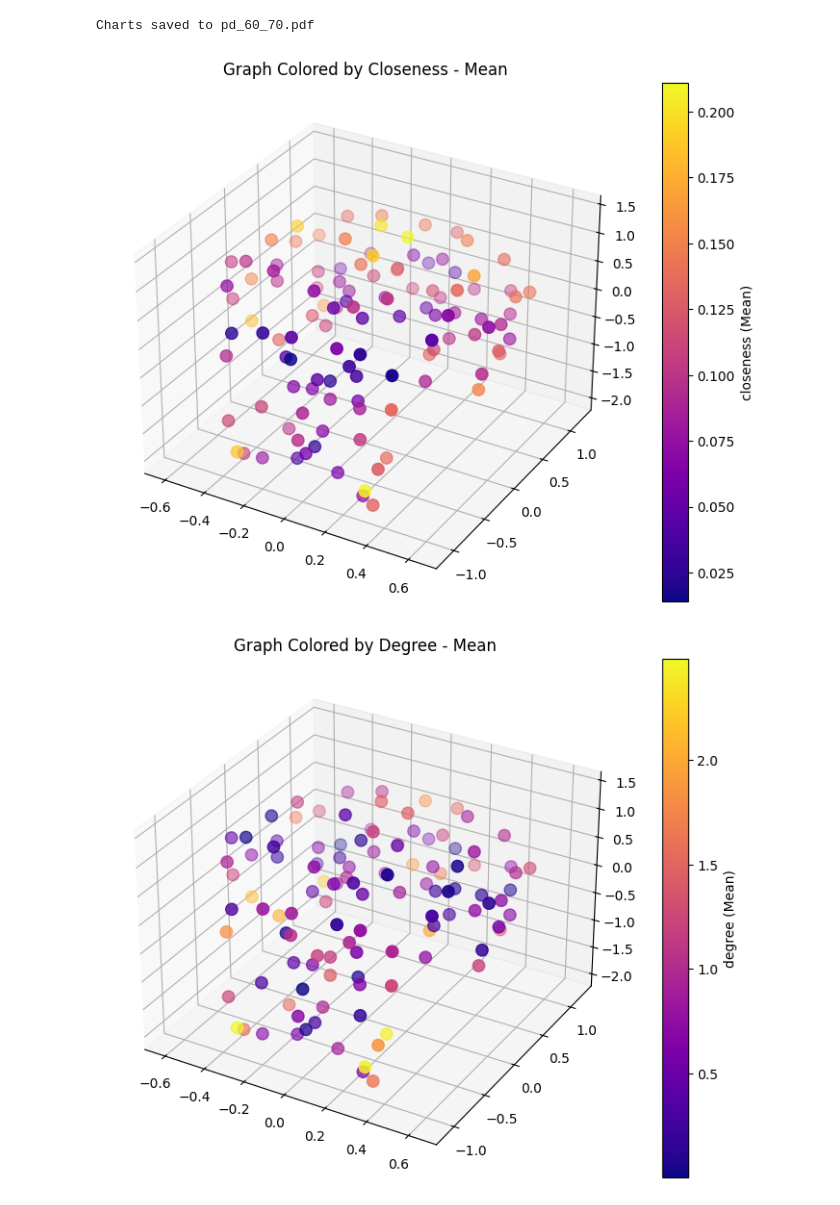
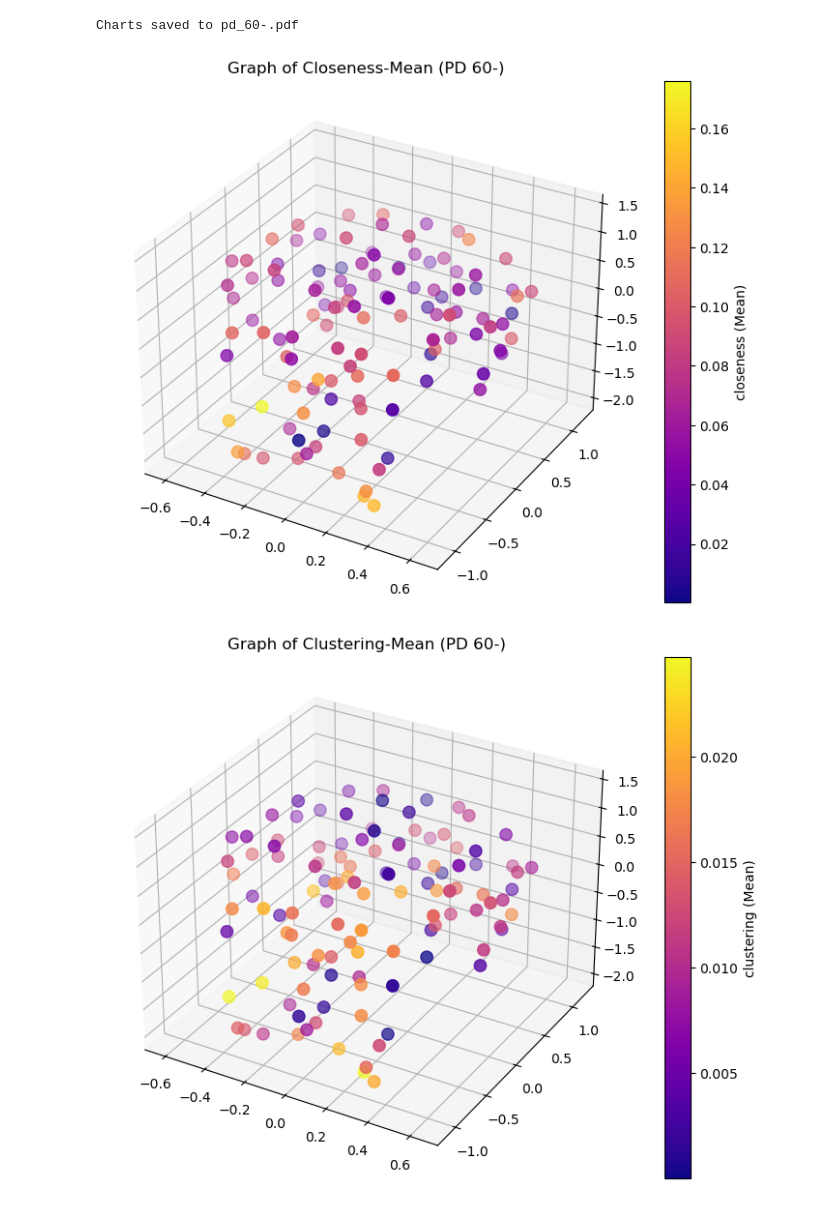
Before and after one commit to mattreturn1/NeuroGraph-Analysis, a Jupyter notebook: visualization/graph_simulator.ipynb, the cells around one changed output. Saved outputs shown, nothing was run; the diff lists cells and outputs as text; code cells hidden in the pictures.

Commit message:
add save images

```diff
--- a/visualization/graph_simulator.ipynb
+++ b/visualization/graph_simulator.ipynb
@@ -4,7 +4,7 @@ import matplotlib.pyplot as plt
 import matplotlib.colors as mcolors
 import pandas as pd
 
-def visualize_graph_from_file(file_path, coords_file_path, metrics_to_plot, statistics_to_plot,show_plot=False):
+def visualize_graph_from_file(file_path, coords_file_path, metrics_to_plot, statistics_to_plot, title, show_plot=False):
     """
     Visualizes a 3D graph using Matplotlib, coloring the nodes based on the selected statistic.
 
@@ -90,7 +90,7 @@ def visualize_graph_from_file(file_path, coords_file_path, metrics_to_plot, stat
     for metric in metrics_to_plot:
         for statistic in statistics_to_plot:
             visualize_graph_by_statistic(G, metric=metric, statistic=statistic,
-                                         title=f"Graph Colored by {metric.capitalize()} - {statistic}")
+                                         title=f"Graph of {metric.capitalize()}-{statistic} ({title})")
 # %%
 from matplotlib.backends.backend_pdf import PdfPages
 
@@ -121,16 +121,16 @@ def save_charts_to_pdf(pdf_filename="charts_output.pdf"):
 # %%
 # Define the path to the coordinates data file
 coords_file_path = 'aal116.csv'
 # Define the path to the file containing the node differences data
-file_path = '../computing/analysis/ppmi/60_70/comparison/pd/node_differences.csv'
+file_path = '../computing/analysis/ppmi/60-/comparison/pd/node_differences.csv'
 # Specify the metrics to visualize (e.g., closeness, degree, clustering)
-metrics_to_plot = ['closeness', 'degree', 'clustering']  # The metrics you want to visualize
+metrics_to_plot = ['closeness', 'clustering']  # The metrics you want to visualize
 # Specify the statistics to visualize (e.g., Mean)
 statistics_to_plot = ['Mean']   # The statistics you want to visualize
 # Visualize the graph with the selected parameters (metrics and statistics)
-visualize_graph_from_file(file_path, coords_file_path, metrics_to_plot, statistics_to_plot)
-save_charts_to_pdf("pd_60_70.pdf")
+visualize_graph_from_file(file_path, coords_file_path, metrics_to_plot, statistics_to_plot, "PD 60-")
+save_charts_to_pdf("pd_60-.pdf")
 # %% [output]
-Charts saved to pd_60_70.pdf
+Charts saved to pd_60-.pdf
-[figure, old version]
+[figure, new version]
-[figure, old version]
+[figure, new version]
```
Also changed, not shown: parts of 3 cells of this notebook, 1 other file.
